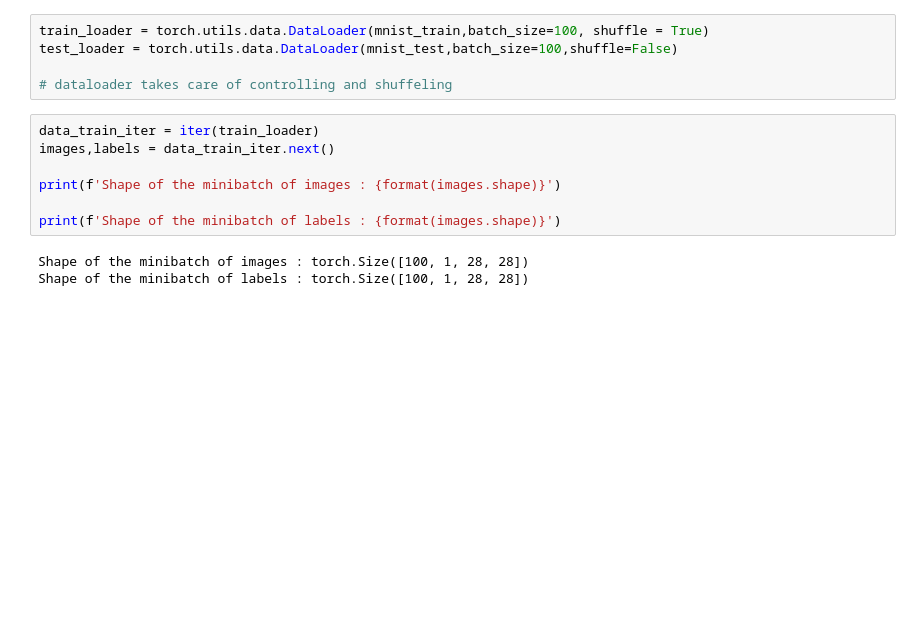
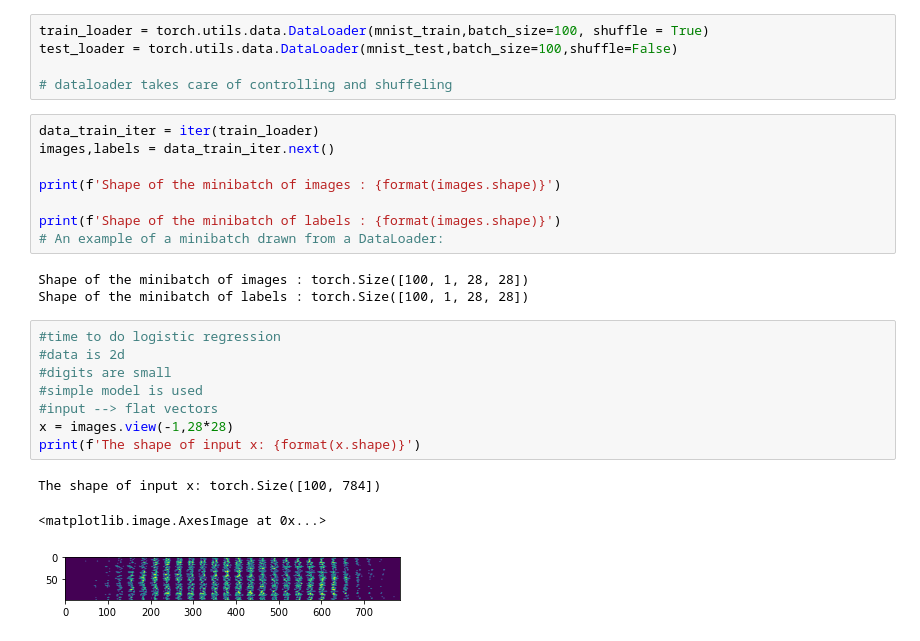
Before and after one commit to harshanabandara/MNIST, a Jupyter notebook: Untitled-1.ipynb, the cells around one changed output. Drawn from its saved outputs; the diff is of its cells as text; blank space fills up the shorter version.

```diff
--- a/Untitled-1.ipynb
+++ b/Untitled-1.ipynb
@@ -42,6 +42,19 @@ images,labels = data_train_iter.next()
 print(f'Shape of the minibatch of images : {format(images.shape)}')
 
 print(f'Shape of the minibatch of labels : {format(images.shape)}')
+# An example of a minibatch drawn from a DataLoader:
 # %% [output]
 Shape of the minibatch of images : torch.Size([100, 1, 28, 28])
 Shape of the minibatch of labels : torch.Size([100, 1, 28, 28])
+# %%
+#time to do logistic regression
+#data is 2d
+#digits are small
+#simple model is used
+#input --> flat vectors
+x = images.view(-1,28*28)
+print(f'The shape of input x: {format(x.shape)}')
+# %% [output]
+The shape of input x: torch.Size([100, 784])
+<matplotlib.image.AxesImage at 0x...>
+[figure, added]
```
Also changed, not shown: parts of 6 cells of this notebook.
